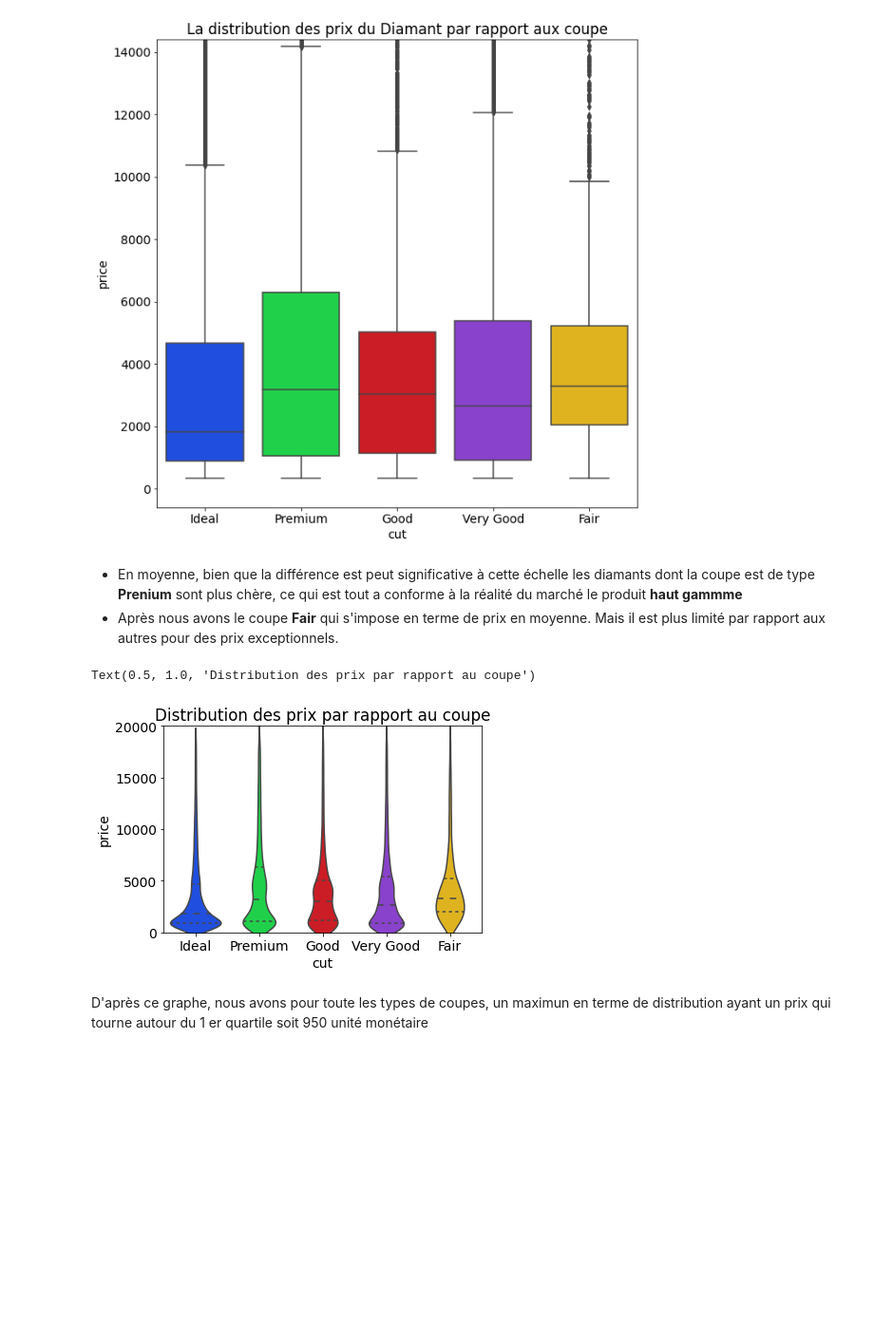
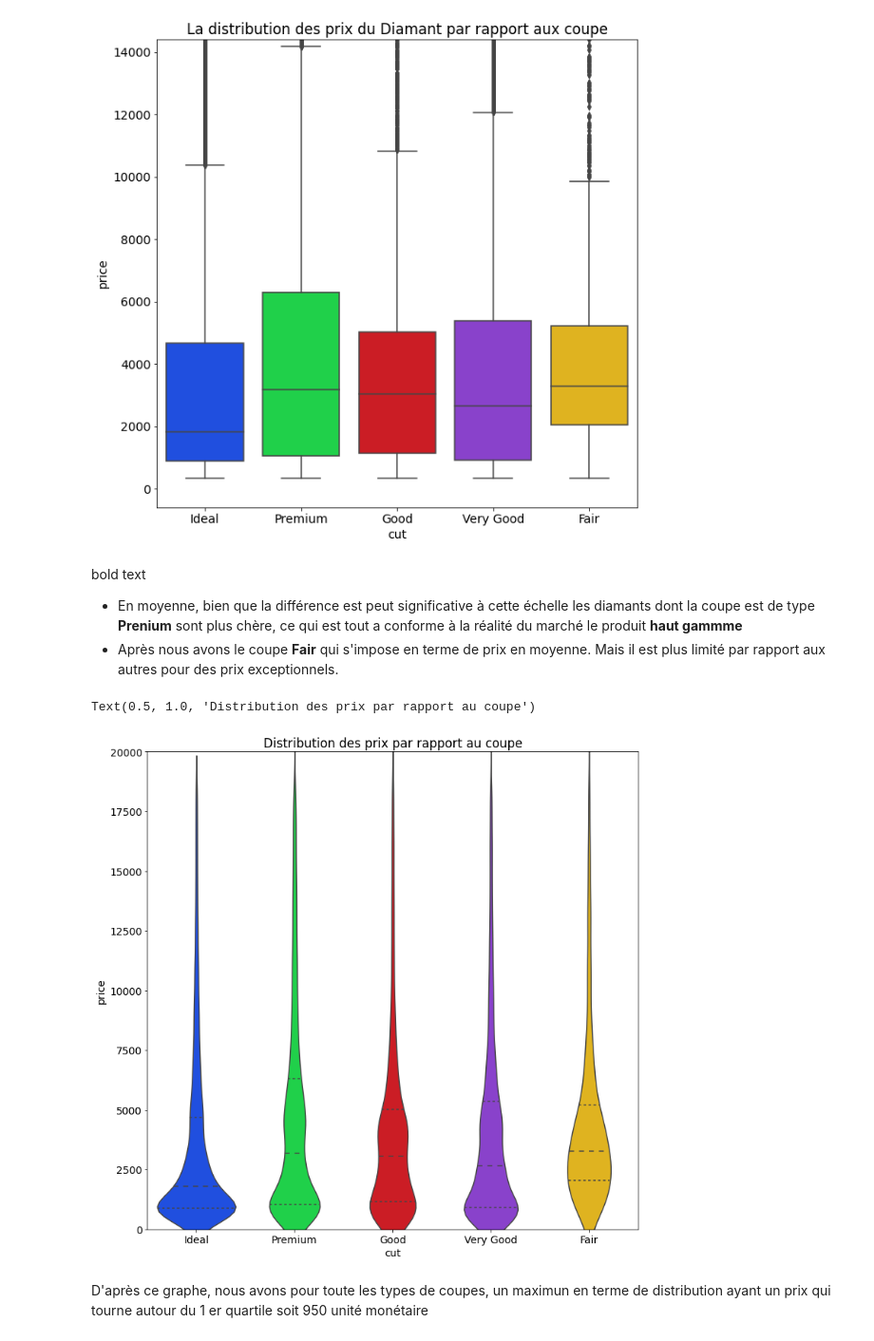
Before and after one commit to SIDIBEMoussa/Simple_training, a Jupyter notebook: Examen_dataviz.ipynb, the cells around one changed output. Shown at 95% size. Saved outputs shown, nothing was run; the diff lists cells and outputs as text; code cells hidden in the pictures; blank space fills up the shorter version.

```diff
--- a/Examen_dataviz.ipynb
+++ b/Examen_dataviz.ipynb
@@ -7,5 +7,5 @@ import matplotlib.pyplot as plt
 import seaborn as sns
 import statsmodels.formula.api as stm
 # %%
-data=pd.read_table("bijouterie.txt",sep=",")
+data_b=pd.read_table("bijouterie.txt",sep=",")
 # %%
@@ -22 +24,3 @@ data=data.iloc[:,2:]
+# %%
+data_b=data_b.drop(columns=["ID"])
 # %%
@@ -33,6 +37,7 @@ corr=data.corr()
 # %%
+plt.figure(figsize=(12,12))
 plt.style.use(plt.style.available[10])
-plt.rcParams.update({"font.size":14})
+plt.rcParams.update({"font.size":16})
 plt.title("Matrice de corrélation")
 sns.heatmap(corr,annot=True)
 # %% [output]
@@ -93,17 +114,18 @@ plt.axis(ymax=14400)
 (-0.5, 4.5, -598.85, 14400.0)
 [figure]
 # %% [markdown]
-
+bold text
 
 *   En moyenne, bien que la différence est peut significative à cette échelle les diamants dont la coupe est de type **Prenium** sont plus chère, ce qui est tout a conforme à la réalité du marché le produit **haut gammme**
 *   Après nous avons le coupe **Fair** qui s'impose en terme de prix en moyenne. Mais il est plus limité par rapport aux autres pour des prix exceptionnels.
 # %%
-sns.violinplot(x="cut",y="price",data=data,inner="quartile")
+plt.figure(figsize=(12,12))
+sns.violinplot(x="cut",y="price",data=data_b,inner="quartile")
 plt.axis(ymin=0,ymax=20000)
 plt.title("Distribution des prix par rapport au coupe")
 # %% [output]
 Text(0.5, 1.0, 'Distribution des prix par rapport au coupe')
-[figure, old version]
+[figure, new version]
 # %% [markdown]
 D'après ce graphe, nous avons pour toute les types de coupes, un maximun en terme de distribution ayant un prix qui tourne autour du 1 er quartile soit 950 unité monétaire
 # %%
```
Also changed, not shown: parts of 69 cells of this notebook.
